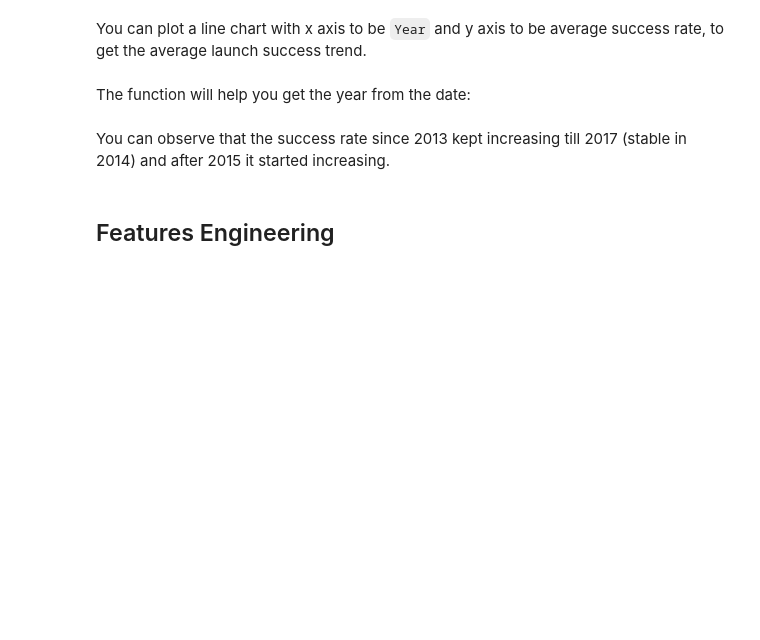
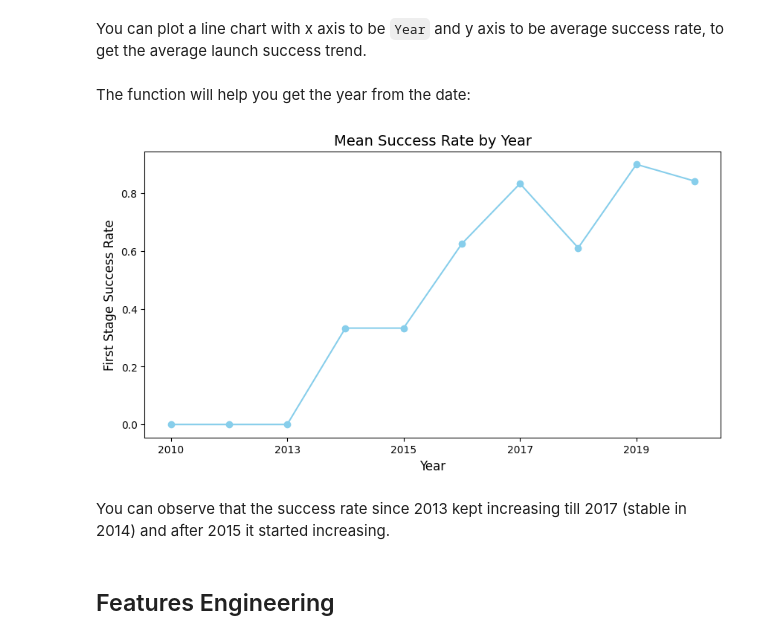
Before and after one commit to bgrus22/SpacEX-Cap, a Jupyter notebook: jupyter-labs-eda-dataviz-v2.ipynb, the cells around one changed output. Saved outputs shown, nothing was run; the diff lists cells and outputs as text; code cells hidden in the pictures; blank space fills up the shorter version.

```diff
--- a/jupyter-labs-eda-dataviz-v2.ipynb
+++ b/jupyter-labs-eda-dataviz-v2.ipynb
@@ -172,3 +184,4 @@ def Extract_year(date):
     for i in df["Date"]:
         year.append(i.split("-")[0])
     return year
+df['year'] = Extract_year('n')
@@ -177,3 +188,21 @@ def Extract_year(date):
+# %%
+# Plot a line chart with x axis to be the extracted year and y axis to be the success rate
+
+year_class_mean = df.groupby("year")["Class"].mean()
+
+# Plot the bar chart
+year_class_mean.plot(kind="line", figsize=(10, 5), color="skyblue", marker="o")
+
+# Add labels and title
+plt.xlabel("Year", fontsize=12)
+plt.ylabel("First Stage Success Rate", fontsize=12)
+plt.title("Mean Success Rate by Year", fontsize=14)
+#plt.xticks(rotation=45)
+
+# Show the plot
+plt.show()
+# %% [output]
+[figure, added]
 # %% [markdown]
 You can observe that the success rate since 2013 kept increasing till 2017 (stable in 2014) and after 2015 it started increasing.
 # %% [markdown]
```
Also changed, not shown: parts of 4 cells of this notebook.
